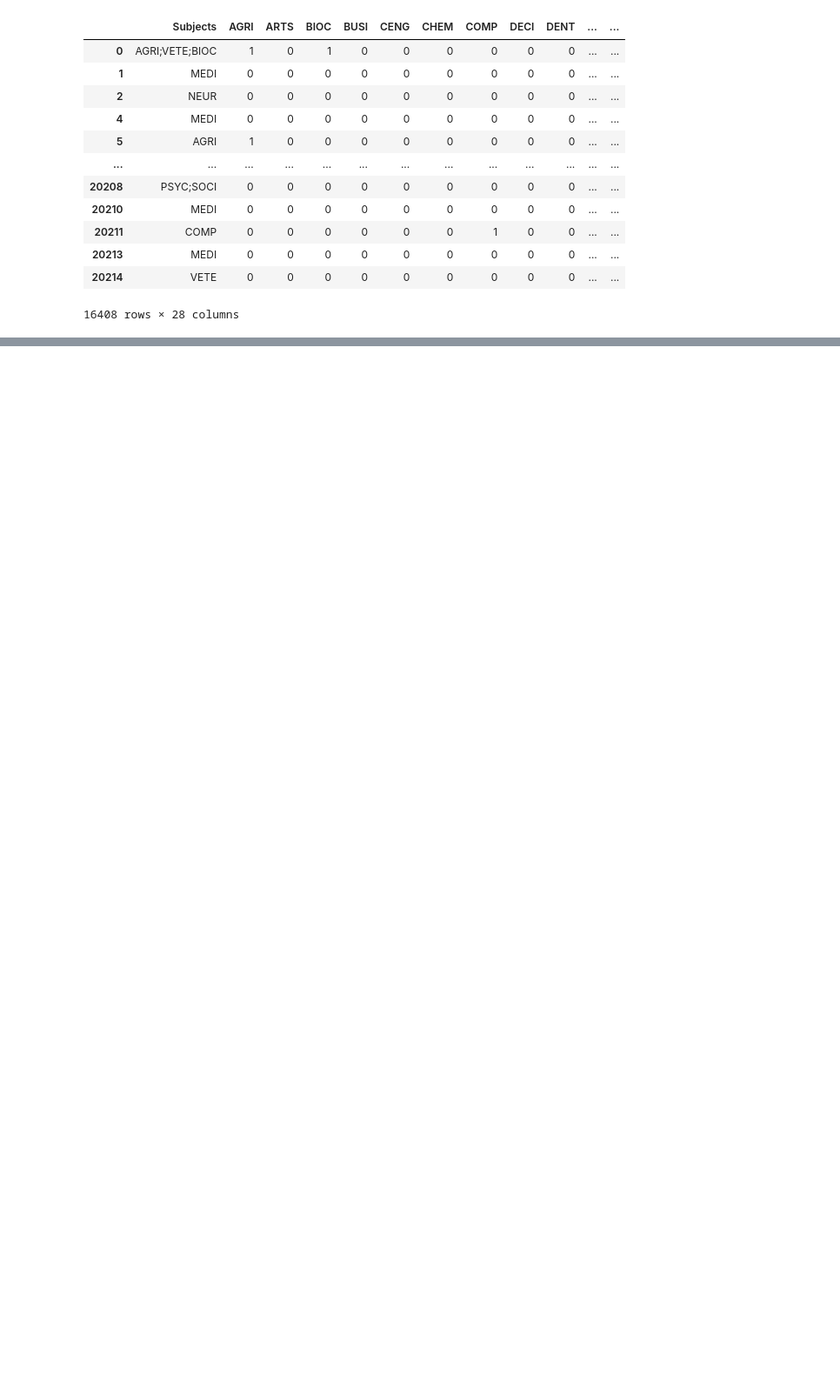
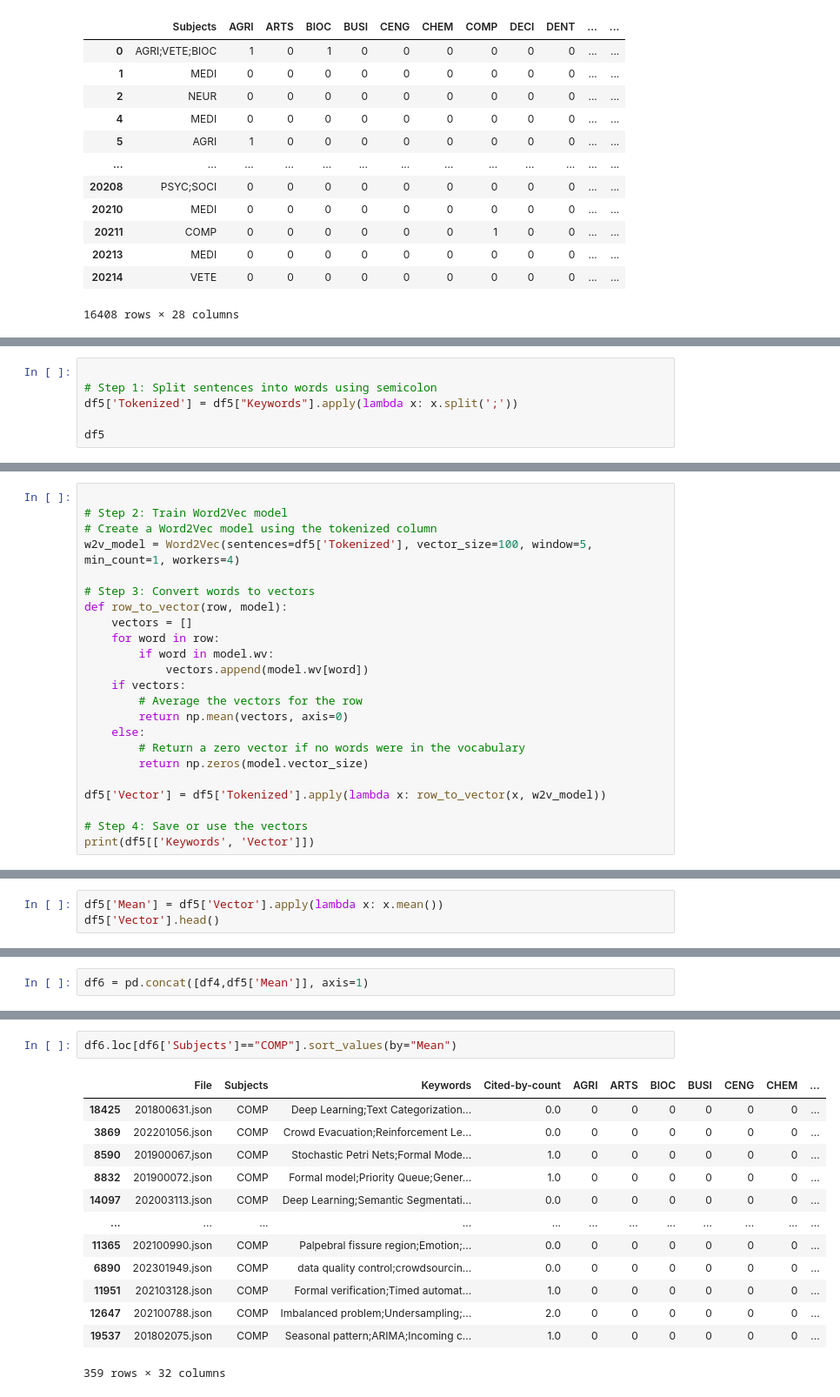
Before and after one commit to Mingpassawat/PaperRecommender, a Jupyter notebook: process.ipynb, the cells around one changed output, grey strips where cells are left out. Shown at 87% size. Saved outputs shown, nothing was run; the diff lists cells and outputs as text; blank space fills up the shorter version.

```diff
--- a/process.ipynb
+++ b/process.ipynb
@@ -97,0 +111,6 @@ print("ljhdosijldfls")
+# %%
+
+# Step 1: Split sentences into words using semicolon
+df5['Tokenized'] = df5["Keywords"].apply(lambda x: x.split(';'))
+
+df5
@@ -97,0 +131,23 @@ print("ljhdosijldfls")
+# %%
+
+# Step 2: Train Word2Vec model
+# Create a Word2Vec model using the tokenized column
+w2v_model = Word2Vec(sentences=df5['Tokenized'], vector_size=100, window=5, min_count=1, workers=4)
+
+# Step 3: Convert words to vectors
+def row_to_vector(row, model):
+    vectors = []
+    for word in row:
+        if word in model.wv:
+            vectors.append(model.wv[word])
+    if vectors:
+        # Average the vectors for the row
+        return np.mean(vectors, axis=0)
+    else:
+        # Return a zero vector if no words were in the vocabulary
+        return np.zeros(model.vector_size)
+
+df5['Vector'] = df5['Tokenized'].apply(lambda x: row_to_vector(x, w2v_model))
+
+# Step 4: Save or use the vectors
+print(df5[['Keywords', 'Vector']])
@@ -97,0 +186,3 @@ print("ljhdosijldfls")
+# %%
+df5['Mean'] = df5['Vector'].apply(lambda x: x.mean())
+df5['Vector'].head()
@@ -97,0 +196,2 @@ print("ljhdosijldfls")
+# %%
+df6 = pd.concat([df4,df5['Mean']], axis=1)
@@ -97,0 +209,16 @@ print("ljhdosijldfls")
+# %%
+df6.loc[df6['Subjects']=="COMP"].sort_values(by="Mean")
+# %% [output]
+|  | File | Subjects | Keywords | Cited-by-count | AGRI | ARTS | BIOC | BUSI | CENG | CHEM | ... |
+| 18425 | 201800631.json | COMP | Deep Learning;Text Categorization... | 0.0 | 0 | 0 | 0 | 0 | 0 | 0 | ... |
+| 3869 | 202201056.json | COMP | Crowd Evacuation;Reinforcement Le... | 0.0 | 0 | 0 | 0 | 0 | 0 | 0 | ... |
+| 8590 | 201900067.json | COMP | Stochastic Petri Nets;Formal Mode... | 1.0 | 0 | 0 | 0 | 0 | 0 | 0 | ... |
+| 8832 | 201900072.json | COMP | Formal model;Priority Queue;Gener... | 1.0 | 0 | 0 | 0 | 0 | 0 | 0 | ... |
+| 14097 | 202003113.json | COMP | Deep Learning;Semantic Segmentati... | 0.0 | 0 | 0 | 0 | 0 | 0 | 0 | ... |
+| ... | ... | ... | ... | ... | ... | ... | ... | ... | ... | ... | ... |
+| 11365 | 202100990.json | COMP | Palpebral fissure region;Emotion;... | 0.0 | 0 | 0 | 0 | 0 | 0 | 0 | ... |
+| 6890 | 202301949.json | COMP | data quality control;crowdsourcin... | 0.0 | 0 | 0 | 0 | 0 | 0 | 0 | ... |
+| 11951 | 202103128.json | COMP | Formal verification;Timed automat... | 1.0 | 0 | 0 | 0 | 0 | 0 | 0 | ... |
+| 12647 | 202100788.json | COMP | Imbalanced problem;Undersampling;... | 2.0 | 0 | 0 | 0 | 0 | 0 | 0 | ... |
+| 19537 | 201802075.json | COMP | Seasonal pattern;ARIMA;Incoming c... | 1.0 | 0 | 0 | 0 | 0 | 0 | 0 | ... |
+359 rows × 32 columns
```
Also changed, not shown: parts of 12 cells of this notebook.
